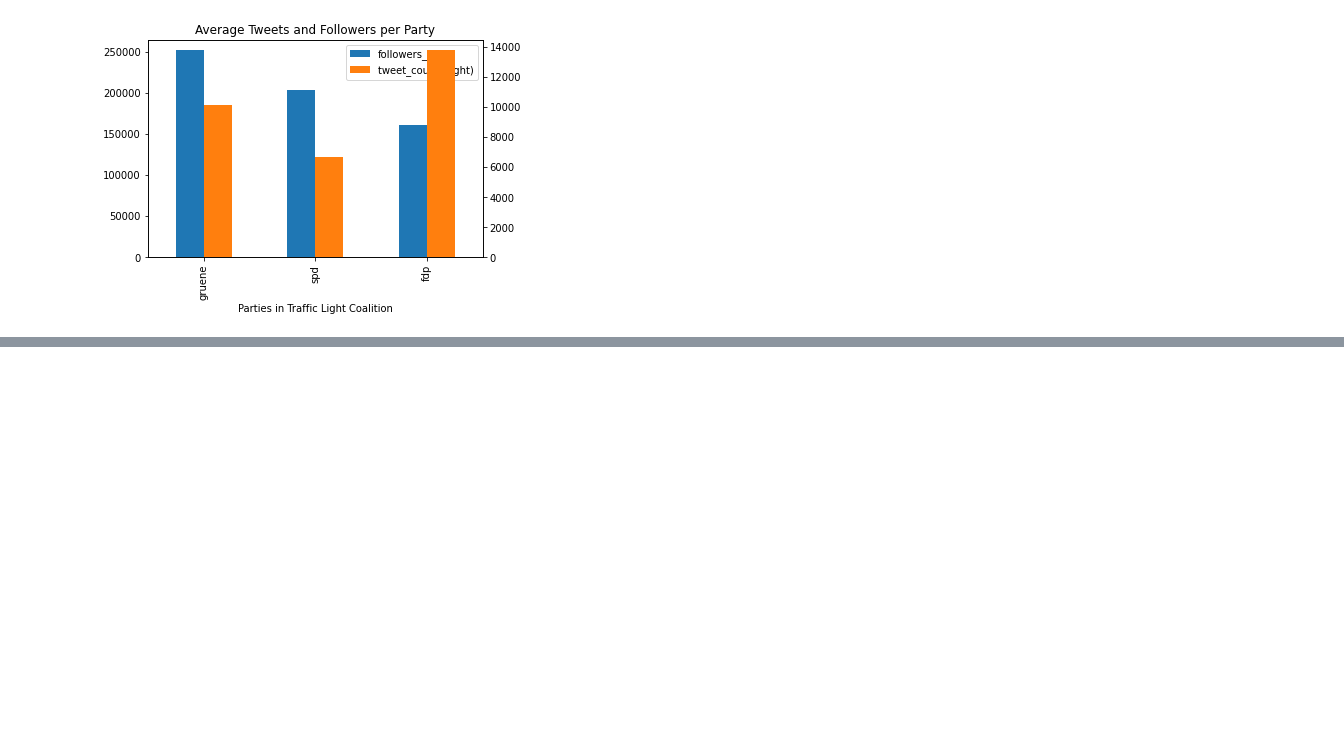
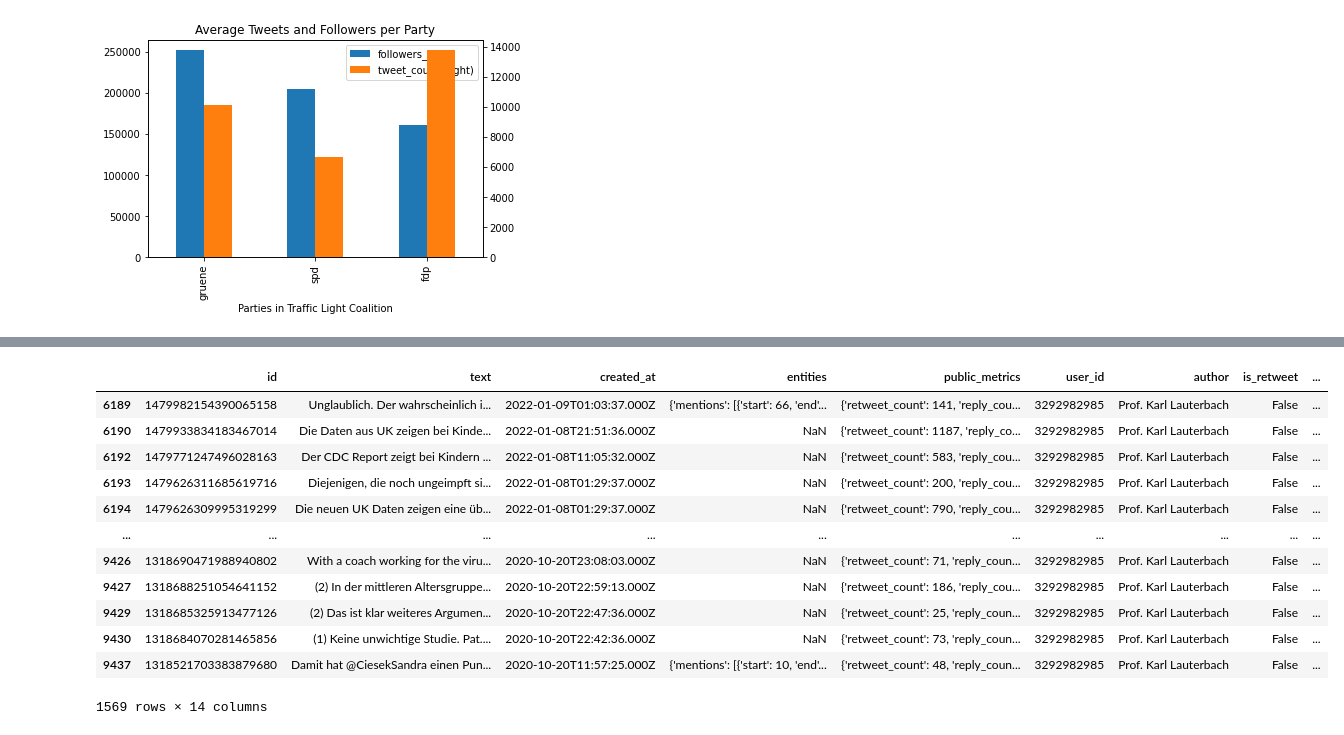
Before and after one commit to berreiter-stefan/twitter-analysis, a Jupyter notebook: pipeline.ipynb, the cells around one changed output, grey strips where cells are left out. Cells and saved outputs as stored; diff of their text form; code cells hidden in the pictures; blank space fills up the shorter version.

```diff
--- a/pipeline.ipynb
+++ b/pipeline.ipynb
@@ -247,0 +247,18 @@ Found 'maskenpflicht' in 34 tweets.
+# %%
+tweets_df[
+    (tweets_df.author == "Prof. Karl Lauterbach") & (tweets_df.mentions_covid == True)
+]
+# %% [output]
+|  | id | text | created_at | entities | public_metrics | user_id | author | is_retweet | ... |
+| 6189 | 1479982154390065158 | Unglaublich. Der wahrscheinlich i... | 2022-01-09T01:03:37.000Z | {'mentions': [{'start': 66, 'end'... | {'retweet_count': 141, 'reply_cou... | 3292982985 | Prof. Karl Lauterbach | False | ... |
+| 6190 | 1479933834183467014 | Die Daten aus UK zeigen bei Kinde... | 2022-01-08T21:51:36.000Z | NaN | {'retweet_count': 1187, 'reply_co... | 3292982985 | Prof. Karl Lauterbach | False | ... |
+| 6192 | 1479771247496028163 | Der CDC Report zeigt bei Kindern ... | 2022-01-08T11:05:32.000Z | NaN | {'retweet_count': 583, 'reply_cou... | 3292982985 | Prof. Karl Lauterbach | False | ... |
+| 6193 | 1479626311685619716 | Diejenigen, die noch ungeimpft si... | 2022-01-08T01:29:37.000Z | NaN | {'retweet_count': 200, 'reply_cou... | 3292982985 | Prof. Karl Lauterbach | False | ... |
+| 6194 | 1479626309995319299 | Die neuen UK Daten zeigen eine üb... | 2022-01-08T01:29:37.000Z | NaN | {'retweet_count': 790, 'reply_cou... | 3292982985 | Prof. Karl Lauterbach | False | ... |
+| ... | ... | ... | ... | ... | ... | ... | ... | ... | ... |
+| 9426 | 1318690471988940802 | With a coach working for the viru... | 2020-10-20T23:08:03.000Z | NaN | {'retweet_count': 71, 'reply_coun... | 3292982985 | Prof. Karl Lauterbach | False | ... |
+| 9427 | 1318688251054641152 | (2) In der mittleren Altersgruppe... | 2020-10-20T22:59:13.000Z | NaN | {'retweet_count': 186, 'reply_cou... | 3292982985 | Prof. Karl Lauterbach | False | ... |
+| 9429 | 1318685325913477126 | (2) Das ist klar weiteres Argumen... | 2020-10-20T22:47:36.000Z | NaN | {'retweet_count': 25, 'reply_coun... | 3292982985 | Prof. Karl Lauterbach | False | ... |
+| 9430 | 1318684070281465856 | (1) Keine unwichtige Studie. Pat.... | 2020-10-20T22:42:36.000Z | NaN | {'retweet_count': 73, 'reply_coun... | 3292982985 | Prof. Karl Lauterbach | False | ... |
+| 9437 | 1318521703383879680 | Damit hat @CiesekSandra einen Pun... | 2020-10-20T11:57:25.000Z | {'mentions': [{'start': 10, 'end'... | {'retweet_count': 48, 'reply_coun... | 3292982985 | Prof. Karl Lauterbach | False | ... |
+1569 rows × 14 columns
```
Also changed, not shown: parts of 10 cells of this notebook, 3 other files.
